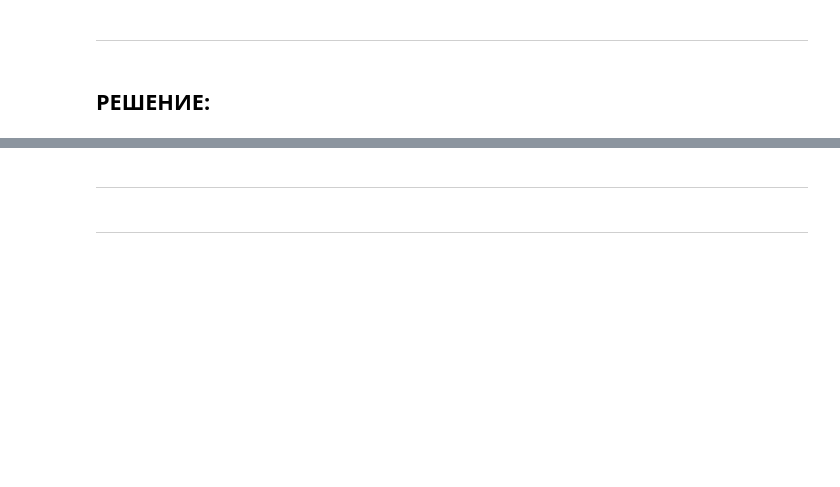
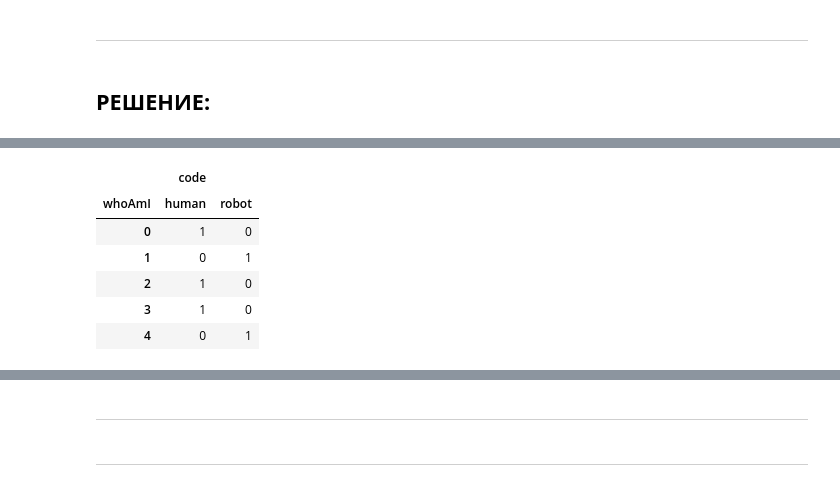
Before and after one commit to DilyaKh/Python_Task_9_Attestation_Pandas, a Jupyter notebook: Python_Task_9_Attestation_Pandas.ipynb, the cells around one changed output, grey strips where cells are left out. Saved outputs shown, nothing was run; the diff lists cells and outputs as text; code cells hidden in the pictures; blank space fills up the shorter version.

```diff
--- a/Python_Task_9_Attestation_Pandas.ipynb
+++ b/Python_Task_9_Attestation_Pandas.ipynb
@@ -103,0 +97,15 @@ data
+# %%
+# Производим "сворачивание" датафрейма при помощи метода unstack()
+# (при этом отстутствующие значения заполняются нулями):
+
+one_hot_df = one_hot_df.unstack(fill_value = 0)
+
+one_hot_df.head()
+# %% [output]
+|  | code |  |
+| whoAmI | human | robot |
+| 0 | 1 | 0 |
+| 1 | 0 | 1 |
+| 2 | 1 | 0 |
+| 3 | 1 | 0 |
+| 4 | 0 | 1 |
```
Also changed, not shown: parts of 8 cells of this notebook.
